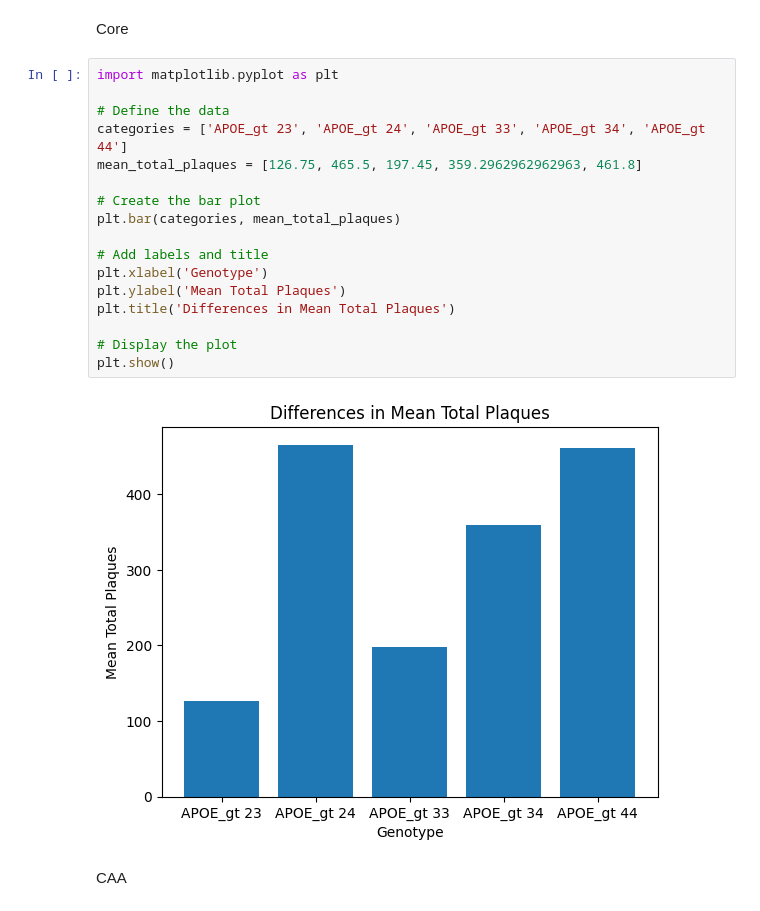
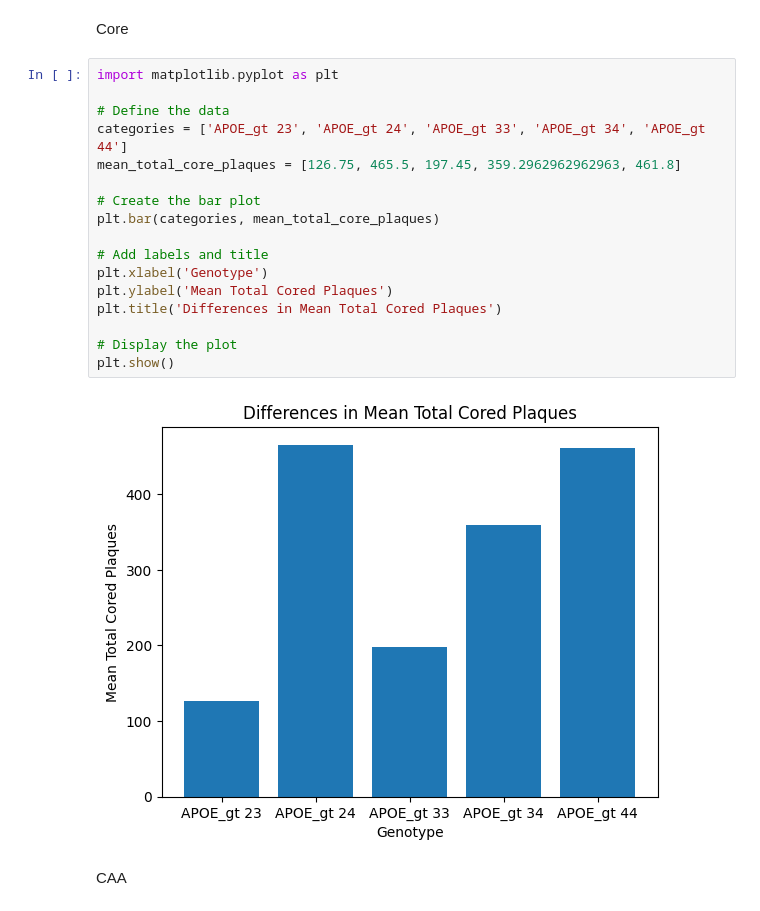
Before and after one commit to finkbeiner-lab/amyb-plaque-detection, a Jupyter notebook: src/visualization/APOE.ipynb, the cells around one changed output. Saved outputs shown, nothing was run; the diff lists cells and outputs as text.

```diff
--- a/src/visualization/APOE.ipynb
+++ b/src/visualization/APOE.ipynb
@@ -102,22 +129,22 @@ Core
 # %%
 import matplotlib.pyplot as plt
 
 # Define the data
 categories = ['APOE_gt 23', 'APOE_gt 24', 'APOE_gt 33', 'APOE_gt 34', 'APOE_gt 44']
-mean_total_plaques = [126.75, 465.5, 197.45, 359.2962962962963, 461.8]
+mean_total_core_plaques = [126.75, 465.5, 197.45, 359.2962962962963, 461.8]
 
 # Create the bar plot
-plt.bar(categories, mean_total_plaques)
+plt.bar(categories, mean_total_core_plaques)
 
 # Add labels and title
 plt.xlabel('Genotype')
-plt.ylabel('Mean Total Plaques')
-plt.title('Differences in Mean Total Plaques')
+plt.ylabel('Mean Total Cored Plaques')
+plt.title('Differences in Mean Total Cored Plaques')
 
 # Display the plot
 plt.show()
 # %% [output]
-[figure, old version]
+[figure, new version]
 # %% [markdown]
 CAA
 # %%
```
Also changed, not shown: parts of 6 cells of this notebook, 9 other files.
